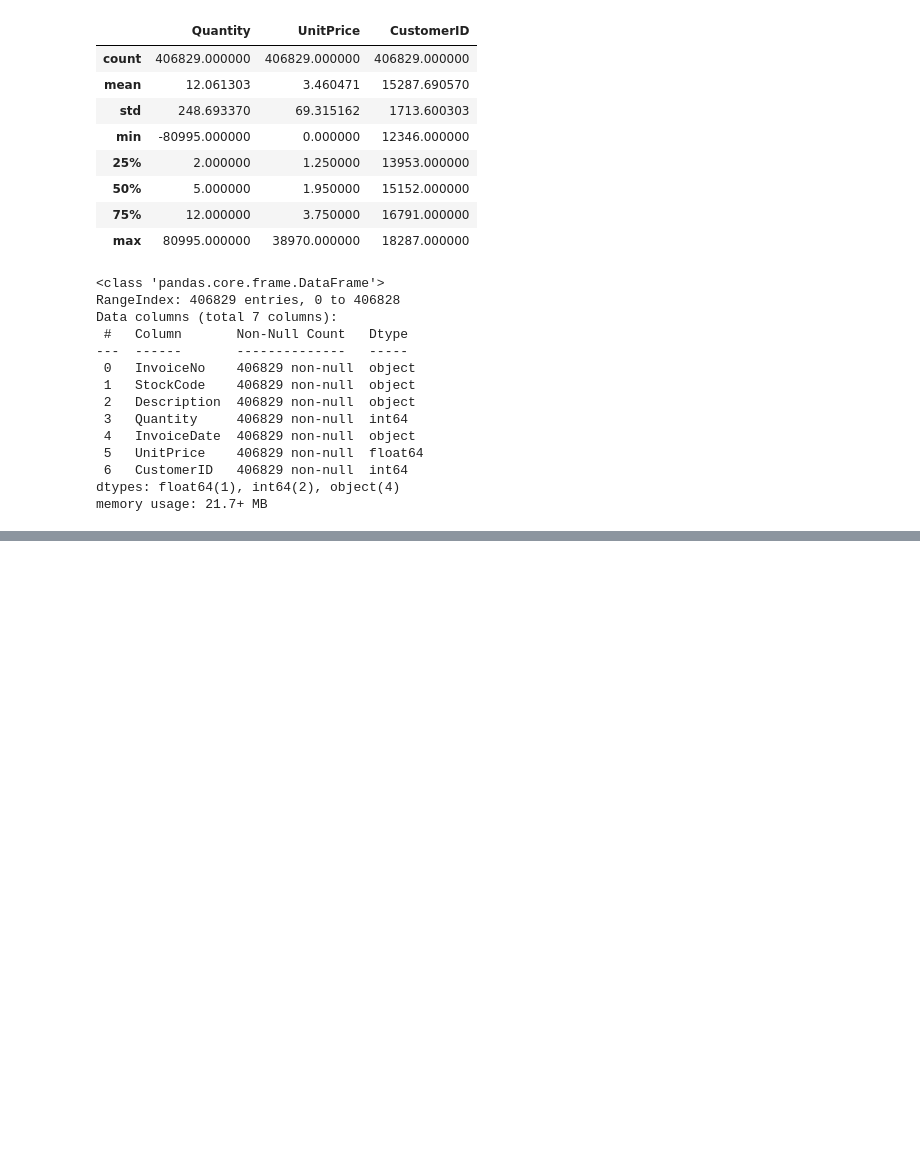
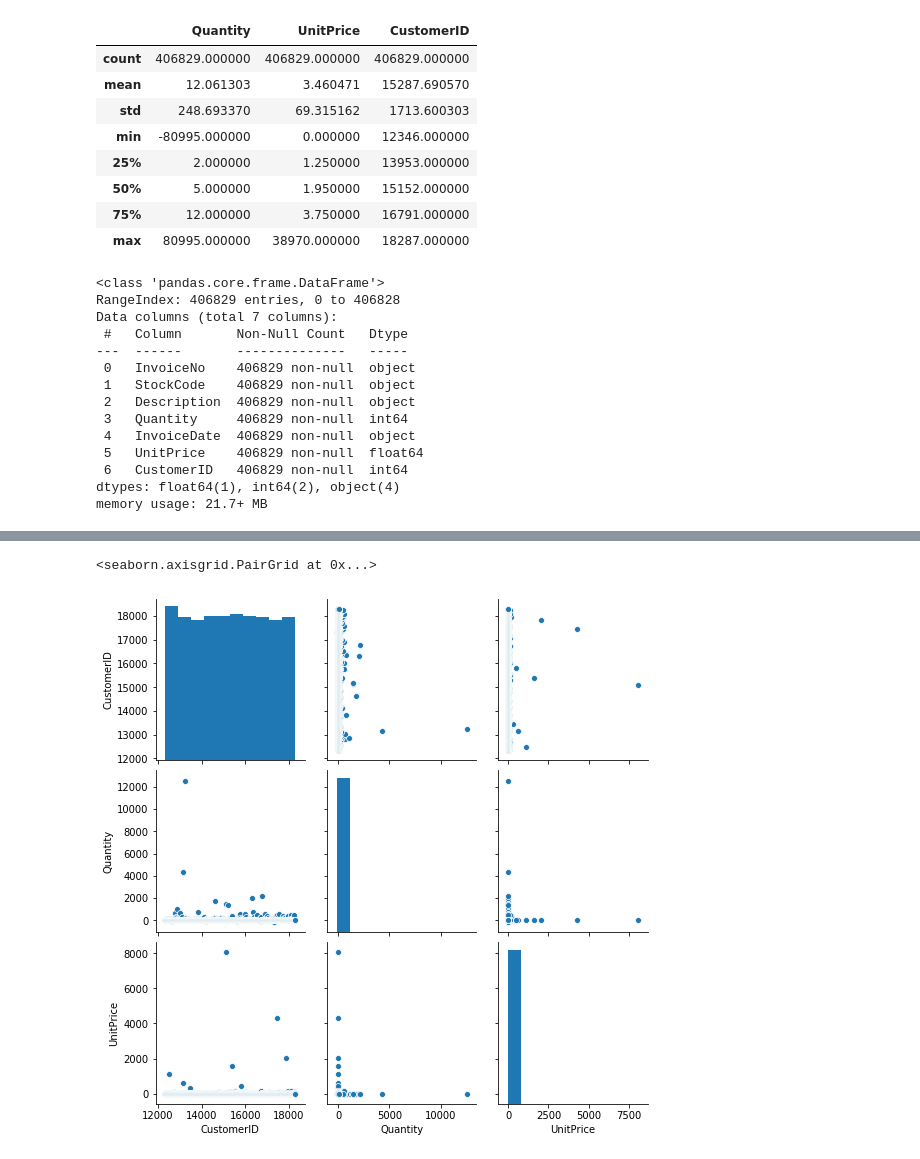
Before and after one commit to KStuartW/XeHack07, a Jupyter notebook: XeHack007.ipynb, the cells around one changed output, grey strips where cells are left out. Cells and saved outputs as stored; diff of their text form; code cells hidden in the pictures; blank space fills up the shorter version.

```diff
--- a/XeHack007.ipynb
+++ b/XeHack007.ipynb
@@ -75,0 +110,5 @@ df1.mean()
+# %%
+sns.pairplot(df2)
+# %% [output]
+<seaborn.axisgrid.PairGrid at 0x...>
+[figure, added]
```
Also changed, not shown: parts of 7 cells of this notebook.
